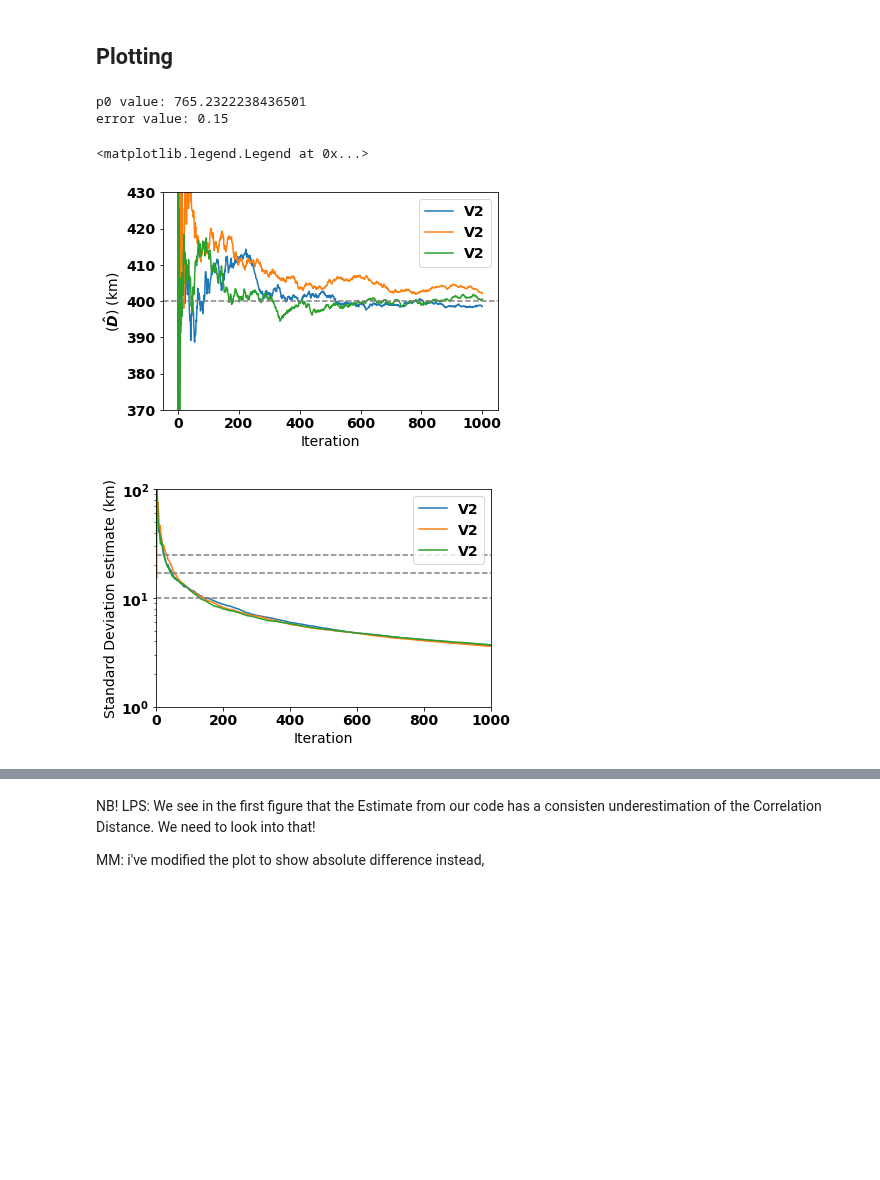
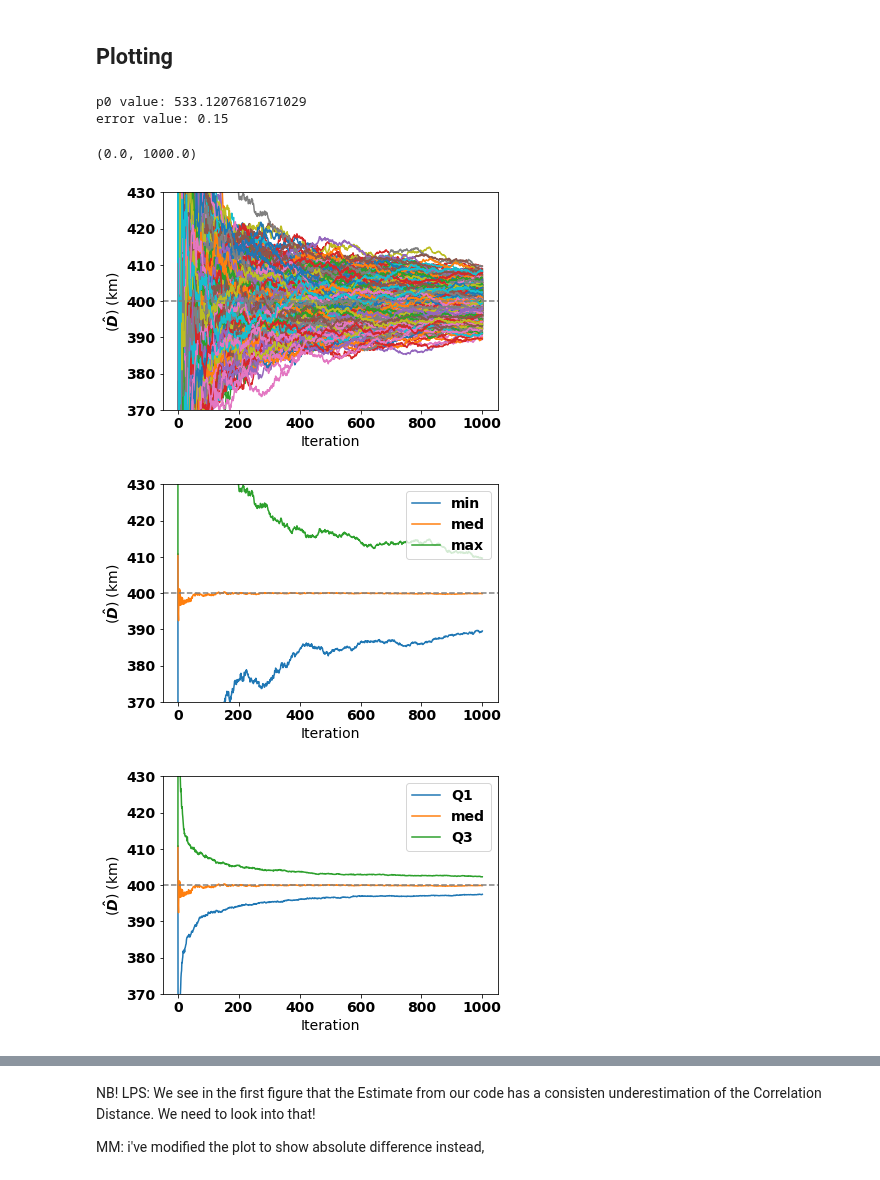
Before and after one commit to mustafa-majid-uu/curvefit_sampling, a Jupyter notebook: sampling_experiments.ipynb, the cells around one changed output, grey strips where cells are left out. Drawn from its saved outputs; the diff is of its cells as text; code cells hidden in the pictures; blank space fills up the shorter version.

Commit message:
1000 repetitions of V2

```diff
--- a/sampling_experiments.ipynb
+++ b/sampling_experiments.ipynb
@@ -5,6 +5,7 @@ First, the packages needed for the experiment are imported and the font size for
 # %%
 #import packages and define the model to sample from
 from math import sqrt
+import statistics
 from collections import deque
 import random
 import numpy as np
@@ -24,3 +25,5 @@ e = 0.15
 # LPS: I've un-hardcoded the true value as we might want to play with this later.
 ValueTRUE = 400
 iterations = 1000 #the maximum no. of iterations for each sample
+UpperBound = MaxDistance#4000
+repeat_times = 1000
@@ -99,25 +98,19 @@ covariance:  [[898.59023833]]
 # %%
 #np.#random.seed(8)
 
+#Holds list of values for each repetition
 Dhat_arr2_lst = [  ]
 cov_arr2_lst = [  ]
 x2_lst = [  ]
 y2_lst = [  ]
 
 
-# LPS: I've now made the bounds a constant that you can change easily
-LowerBound = 100
-UpperBound = MaxDistance#4000
-
-for a in range(0,3):
+for a in range(0,repeat_times):
 
     Dhat_arr2 = [  ]
     cov_arr2 = [  ]
     x2 = [  ]
     y2 = [  ]
-
-
-
 
 
     p_low = generate_value(LowerBound,e) #generate values for rho for distances 100km and 1000km using the neg. exp. model (again, with noise)
@@ -211,42 +204,78 @@ def absdiff(i):
 #plot difference from true value
 #for b in range(0,len(Dhat_arr2_lst)):
 #    Dhat_arr2_diff = [absdiff(i) for i in Dhat_arr2[b]]
-
-
 #plot absolute difference (Dhat and actual true value of D)
 colors = ['red','blue','green']
 plt.figure(8)
 for i in range(0,len(Dhat_arr2_lst)):
     plt.plot(i_arr,Dhat_arr2_lst[i], label = 'V2') #v2
 plt.axhline(y=ValueTRUE, color='gray', linestyle='--')
 plt.ylim([370,430])
 plt.ylabel('($\hat{D}$) (km)')
 plt.xlabel('Iteration')
 #plt.xlim(0,310)
-plt.legend(loc="upper right")
+#plt.legend(loc="upper right")
 #plt.legend(('V2','V3'),loc="upper right")
 
+Dhat_min = []
+Dhat_max = []
+Dhat_med = []
+Dhat_q1 = []
+Dhat_q3 = []
+
+for i, items in enumerate(zip(*Dhat_arr2_lst)):
+    # Find min, max, and median for each iteration
+    minv = min(items)
+    maxv = max(items)
+    quartiles = statistics.quantiles(items) #gets the 3 quartiles
+    Dhat_min.append(minv)
+    Dhat_max.append(maxv)
+    Dhat_q1.append(quartiles[0])
+    Dhat_q3.append(quartiles[2])
+    Dhat_med.append(quartiles[1])
+
+
+plt.figure(77)
+plt.plot(i_arr,Dhat_min, label = 'min')
+plt.plot(i_arr,Dhat_med, label = 'med')
+plt.plot(i_arr,Dhat_max, label = 'max')
+plt.ylim([370,430])
+plt.ylabel('($\hat{D}$) (km)')
+plt.xlabel('Iteration')
+plt.axhline(y=(ValueTRUE), color='gray', linestyle='--')
+plt.legend(loc="upper right")
+
+plt.figure(78)
+plt.plot(i_arr,Dhat_q1, label = 'Q1')
+plt.plot(i_arr,Dhat_med, label = 'med')
+plt.plot(i_arr,Dhat_q3, label = 'Q3')
+plt.ylim([370,430])
+plt.ylabel('($\hat{D}$) (km)')
+plt.xlabel('Iteration')
+plt.axhline(y=(ValueTRUE), color='gray', linestyle='--')
+plt.legend(loc="upper right")
 
 #plot standard deviation for the algorithms
 plt.figure(6)
 
 #plt.plot(i_arr,cov_arr, c='red' )
 for i in range(0,len(cov_arr2_lst)):
     plt.plot(i_arr,cov_arr2_lst[i], label = 'V2') #v2
 
 plt.axhline(y=(10), color='gray', linestyle='--')
 plt.axhline(y=(25), color='gray', linestyle='--')
 plt.axhline(y=(17), color='gray', linestyle='--')
 
 plt.yscale('log')
 plt.ylim([1,10**2])
 plt.ylabel('Standard Deviation estimate (km)') # LPS: As there is only one variable, this is the variance of this variable.
 plt.xlabel('Iteration')
 plt.xlim(0,1000)
-plt.legend(loc="upper right")
+#plt.legend(loc="upper right")
 # %% [output]
-p0 value: 765.2322238436501
+p0 value: 533.1207681671029
 error value: 0.15
-<matplotlib.legend.Legend at 0x...>
+(0.0, 1000.0)
-[figure, old version]
+[figure, new version]
-[figure, old version]
+[figure, new version]
+[figure, added]
```
Also changed, not shown: parts of 5 cells of this notebook.
